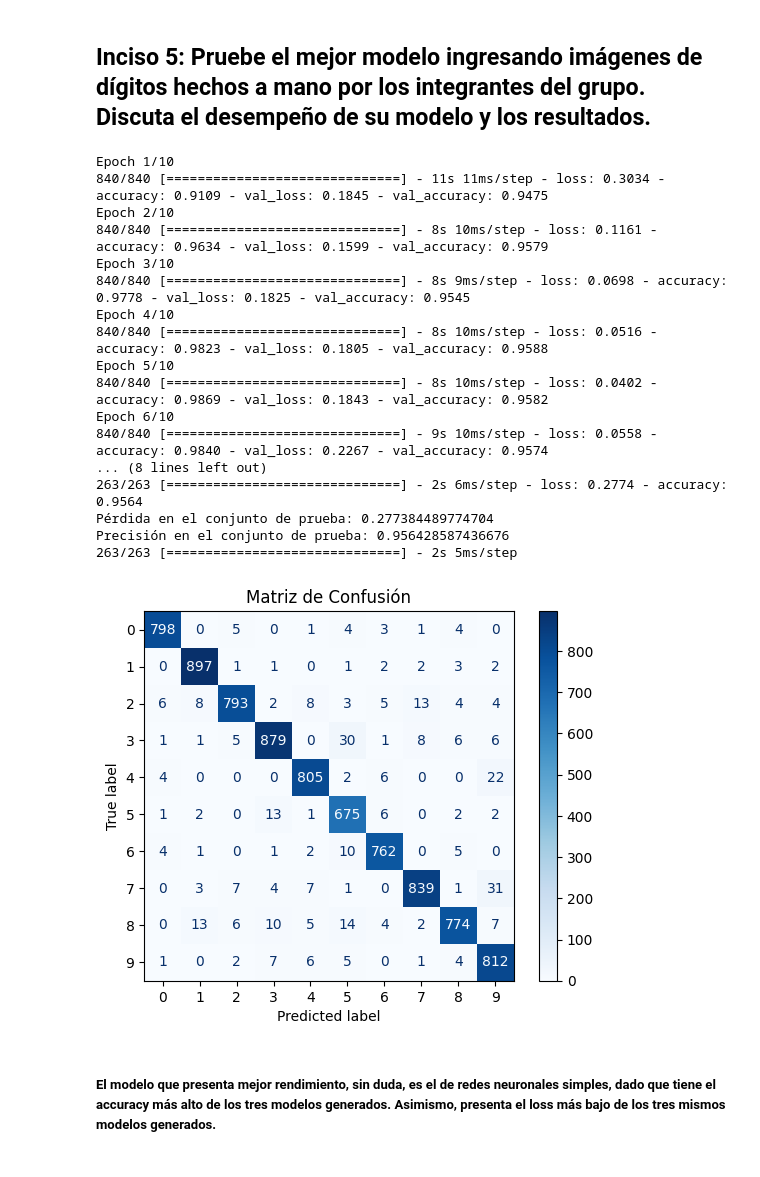
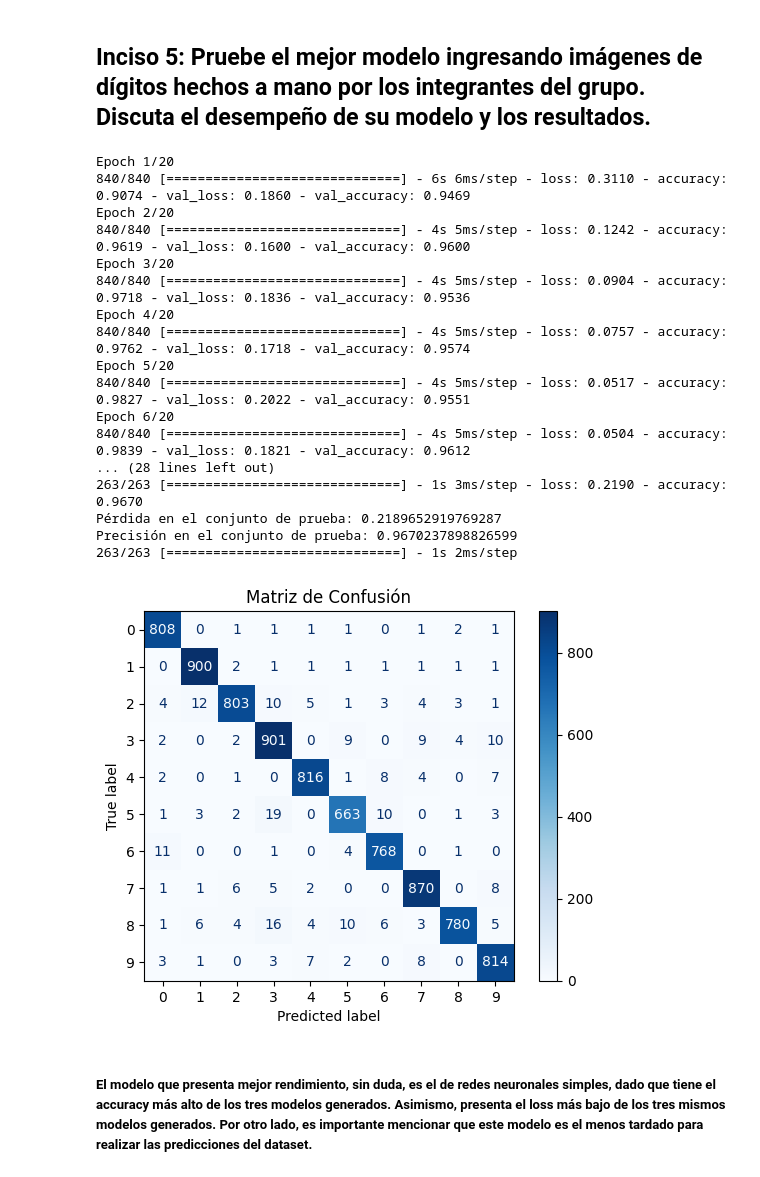
Before and after one commit to Javier19-cmd/Lab3-Data, a Jupyter notebook: lab.ipynb, the cells around one changed output. Drawn from its saved outputs; the diff is of its cells as text; code cells hidden in the pictures.

```diff
--- a/lab.ipynb
+++ b/lab.ipynb
@@ -353,54 +356,55 @@ X_train, X_test, y_train, y_test = train_test_split(X, y, test_size=0.2, random_
 scaler = StandardScaler()
 X_train_scaled = scaler.fit_transform(X_train)
 X_test_scaled = scaler.transform(X_test)
 
 # Crear el modelo de la red neuronal
 model = tf.keras.Sequential([
     tf.keras.layers.Input(shape=(X_train.shape[1],)),
-    tf.keras.layers.Dense(128, activation='relu'),
-    tf.keras.layers.Dense(64, activation='relu'),
+    tf.keras.layers.Dense(256, activation='relu'),  # Capa 1 con 256 neuronas
+    tf.keras.layers.Dense(128, activation='relu'),  # Capa 2 con 128 neuronas
+    tf.keras.layers.Dense(64, activation='relu'),   # Capa 3 con 64 neuronas
+    tf.keras.layers.Dense(32, activation='relu'),   # Capa 4 con 32 neuronas
     tf.keras.layers.Dense(10, activation='softmax')
 ])
-
 # Compilando el modelo
 model.compile(optimizer='adam', loss='sparse_categorical_crossentropy', metrics=['accuracy'])
 
 # Entrenando el modelo
-model.fit(X_train_scaled, y_train, epochs=10, batch_size=32, validation_split=0.2)
+model.fit(X_train_scaled, y_train, epochs=20, batch_size=32, validation_split=0.2)
 
 # Evaluando el modelo en el conjunto de prueba
 loss, accuracy = model.evaluate(X_test_scaled, y_test)
 print("Pérdida en el conjunto de prueba:", loss)
 print("Precisión en el conjunto de prueba:", accuracy)
 
 # Predeciendo las etiquetas en el conjunto de prueba
 y_pred = model.predict(X_test_scaled)
 y_pred_classes = np.argmax(y_pred, axis=1)
 
 # Calculando y mostrando la matriz de confusión
 confusion = confusion_matrix(y_test, y_pred_classes)
 confusion_display = ConfusionMatrixDisplay(confusion, display_labels=np.unique(y_test))
 confusion_display.plot(cmap=plt.cm.Blues)
 plt.title("Matriz de Confusión")
 plt.show()
 # %% [output]
-Epoch 1/10
-840/840 [==============================] - 11s 11ms/step - loss: 0.3034 - accuracy: 0.9109 - val_loss: 0.1845 - val_accuracy: 0.9475
-Epoch 2/10
-840/840 [==============================] - 8s 10ms/step - loss: 0.1161 - accuracy: 0.9634 - val_loss: 0.1599 - val_accuracy: 0.9579
-Epoch 3/10
-840/840 [==============================] - 8s 9ms/step - loss: 0.0698 - accuracy: 0.9778 - val_loss: 0.1825 - val_accuracy: 0.9545
-Epoch 4/10
-840/840 [==============================] - 8s 10ms/step - loss: 0.0516 - accuracy: 0.9823 - val_loss: 0.1805 - val_accuracy: 0.9588
-Epoch 5/10
-840/840 [==============================] - 8s 10ms/step - loss: 0.0402 - accuracy: 0.9869 - val_loss: 0.1843 - val_accuracy: 0.9582
-Epoch 6/10
-840/840 [==============================] - 9s 10ms/step - loss: 0.0558 - accuracy: 0.9840 - val_loss: 0.2267 - val_accuracy: 0.9574
-... (8 lines left out)
-263/263 [==============================] - 2s 6ms/step - loss: 0.2774 - accuracy: 0.9564
-Pérdida en el conjunto de prueba: 0.277384489774704
-Precisión en el conjunto de prueba: 0.956428587436676
-263/263 [==============================] - 2s 5ms/step
+Epoch 1/20
+840/840 [==============================] - 6s 6ms/step - loss: 0.3110 - accuracy: 0.9074 - val_loss: 0.1860 - val_accuracy: 0.9469
+Epoch 2/20
+840/840 [==============================] - 4s 5ms/step - loss: 0.1242 - accuracy: 0.9619 - val_loss: 0.1600 - val_accuracy: 0.9600
+Epoch 3/20
+840/840 [==============================] - 4s 5ms/step - loss: 0.0904 - accuracy: 0.9718 - val_loss: 0.1836 - val_accuracy: 0.9536
+Epoch 4/20
+840/840 [==============================] - 4s 5ms/step - loss: 0.0757 - accuracy: 0.9762 - val_loss: 0.1718 - val_accuracy: 0.9574
+Epoch 5/20
+840/840 [==============================] - 4s 5ms/step - loss: 0.0517 - accuracy: 0.9827 - val_loss: 0.2022 - val_accuracy: 0.9551
+Epoch 6/20
+840/840 [==============================] - 4s 5ms/step - loss: 0.0504 - accuracy: 0.9839 - val_loss: 0.1821 - val_accuracy: 0.9612
+... (28 lines left out)
+263/263 [==============================] - 1s 3ms/step - loss: 0.2190 - accuracy: 0.9670
+Pérdida en el conjunto de prueba: 0.2189652919769287
+Precisión en el conjunto de prueba: 0.9670237898826599
+263/263 [==============================] - 1s 2ms/step
-[figure, old version]
+[figure, new version]
 # %% [markdown]
-##### El modelo que presenta mejor rendimiento, sin duda, es el de redes neuronales simples, dado que tiene el accuracy más alto de los tres modelos generados. Asimismo, presenta el loss más bajo de los tres mismos modelos generados.
+##### El modelo que presenta mejor rendimiento, sin duda, es el de redes neuronales simples, dado que tiene el accuracy más alto de los tres modelos generados. Asimismo, presenta el loss más bajo de los tres mismos modelos generados. Por otro lado, es importante mencionar que este modelo es el menos tardado para realizar las predicciones del dataset.
```
Also changed, not shown: parts of 6 cells of this notebook.
